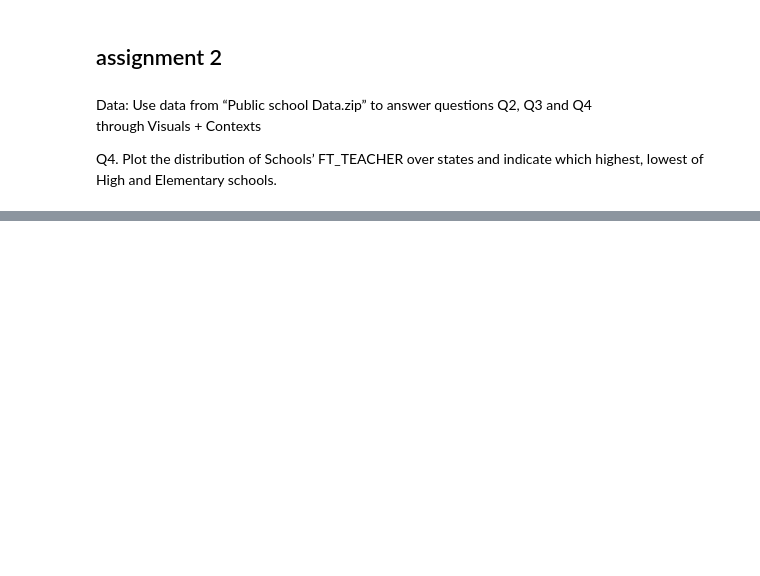
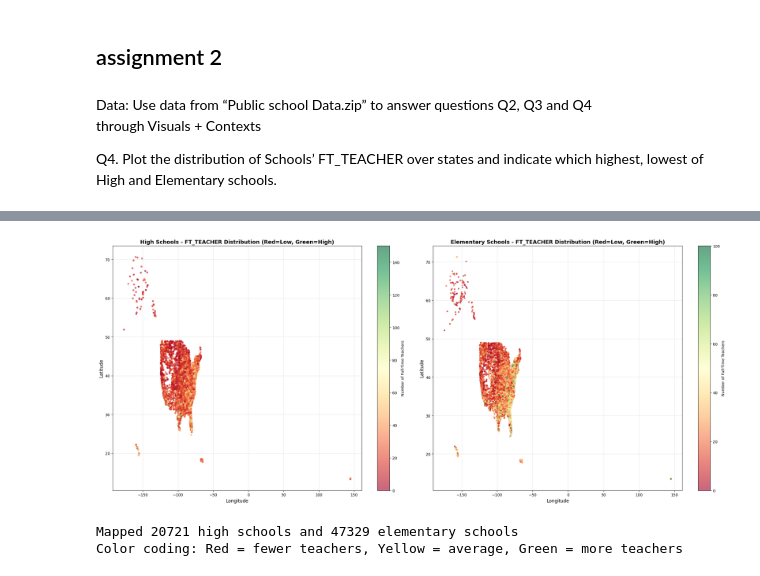
Before and after one commit to SimonRuskola/D7055E_Assignments, a Jupyter notebook: Assignment_2/main.ipynb, the cells around one changed output, grey strips where cells are left out. Cells and saved outputs as stored; diff of their text form; code cells hidden in the pictures; blank space fills up the shorter version.

```diff
--- a/Assignment_2/main.ipynb
+++ b/Assignment_2/main.ipynb
@@ -139,0 +87,44 @@ States with elementary school data: 54
+# %%
+# Extract coordinates
+schools_filtered['longitude'] = schools_filtered.geometry.x
+schools_filtered['latitude'] = schools_filtered.geometry.y
+
+
+# Create figure with 2 maps (High and Elementary schools)
+fig, (ax1, ax2) = plt.subplots(1, 2, figsize=(24, 10))
+
+# Plot HIGH SCHOOLS with color based on FT_TEACHER count
+high_schools_map = schools_filtered[schools_filtered['LEVEL_'] == 'HIGH'].copy()
+scatter1 = ax1.scatter(high_schools_map['longitude'], high_schools_map['latitude'],
+                       c=high_schools_map['FT_TEACHER'], cmap='RdYlGn',
+                       alpha=0.6, s=15, vmin=0, vmax=150)
+ax1.set_xlabel('Longitude', fontsize=12)
+ax1.set_ylabel('Latitude', fontsize=12)
+ax1.set_title('High Schools - FT_TEACHER Distribution (Red=Low, Green=High)',
+              fontsize=14, fontweight='bold')
+ax1.grid(True, alpha=0.3)
+cbar1 = plt.colorbar(scatter1, ax=ax1)
+cbar1.set_label('Number of Full-Time Teachers', fontsize=10)
+
+# Plot ELEMENTARY SCHOOLS with color based on FT_TEACHER count
+elem_schools_map = schools_filtered[schools_filtered['LEVEL_'] == 'ELEMENTARY'].copy()
+scatter2 = ax2.scatter(elem_schools_map['longitude'], elem_schools_map['latitude'],
+                       c=elem_schools_map['FT_TEACHER'], cmap='RdYlGn',
+                       alpha=0.6, s=10, vmin=0, vmax=100)
+ax2.set_xlabel('Longitude', fontsize=12)
+ax2.set_ylabel('Latitude', fontsize=12)
+ax2.set_title('Elementary Schools - FT_TEACHER Distribution (Red=Low, Green=High)',
+              fontsize=14, fontweight='bold')
+ax2.grid(True, alpha=0.3)
+cbar2 = plt.colorbar(scatter2, ax=ax2)
+cbar2.set_label('Number of Full-Time Teachers', fontsize=10)
+
+plt.tight_layout()
+plt.show()
+
+print(f"\nMapped {len(high_schools_map)} high schools and {len(elem_schools_map)} elementary schools")
+print("Color coding: Red = fewer teachers, Yellow = average, Green = more teachers")
+# %% [output]
+[figure, added]
+Mapped 20721 high schools and 47329 elementary schools
+Color coding: Red = fewer teachers, Yellow = average, Green = more teachers
```
Also changed, not shown: parts of 3 cells of this notebook.
